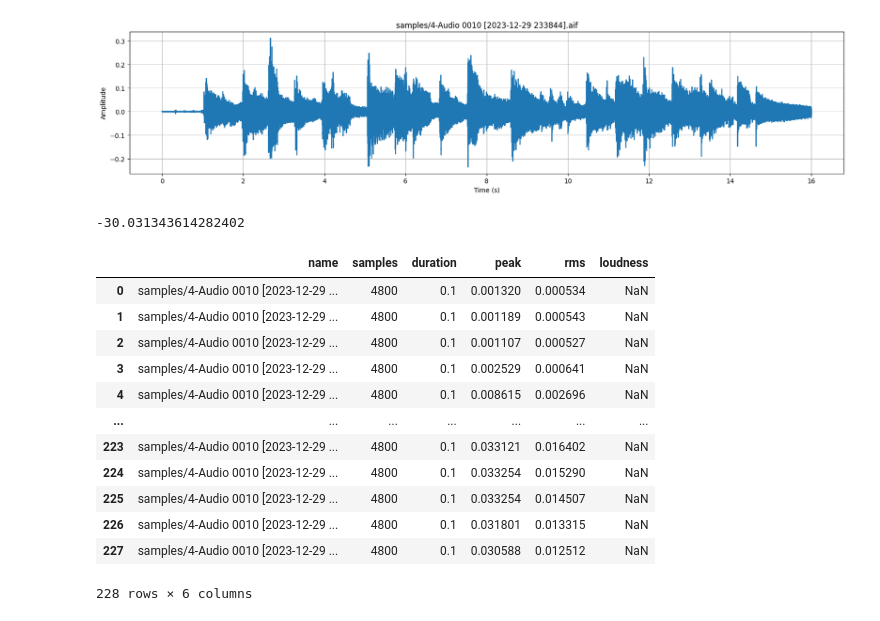
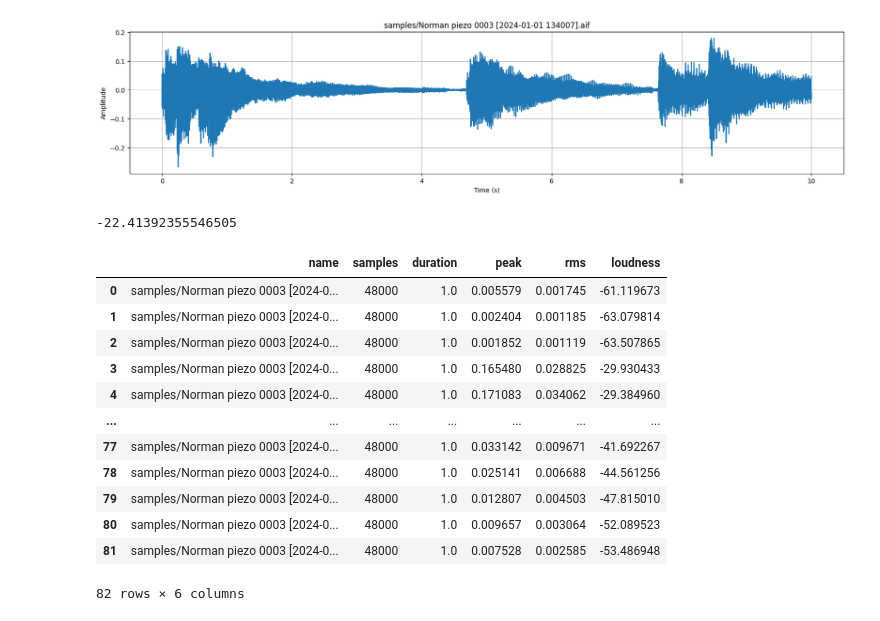
Before and after one commit to andrewwilson/impulseResponses, a Jupyter notebook: Analysis.ipynb, the cells around one changed output. Saved outputs shown, nothing was run; the diff lists cells and outputs as text; code cells hidden in the pictures.

```diff
--- a/Analysis.ipynb
+++ b/Analysis.ipynb
@@ -8,11 +10,11 @@ import os
 # %%
 sample_dir = 'samples'
 
-rows = []
+samples = []
 for filename in [f for f in os.listdir('samples') if f.endswith('.aif') or f.endswith('.wav')]:
     sample = audio.load_sample(os.path.join(sample_dir, filename))
-    rows.append(sample.info())
+    samples.append(sample)
 
-pd.DataFrame(rows)
+audio.info_grid(samples)
 # %% [output]
 |  | name | samples | duration | peak | rms | loudness |
@@ -35,2 +37,2 @@ pd.DataFrame(rows)
 # %%
-sample
+sample = samples[4]
@@ -51,25 +55,26 @@ from visualise import plot_signal
 # %%
-plot_signal(sample)
+plot_signal(sample, start=audio.duration_to_samples(40, sample.sr), length=audio.duration_to_samples(10, sample.sr))
 # %% [output]
-[figure, old version]
+[figure, new version]
 # %%
 sample.loudness
 # %% [output]
--30.031343614282402
+-22.41392355546505
 # %%
-slices = sample.slice(audio.duration_to_samples(0.1,sample.sr), overlap=0.3)
-audio.info_grid(slices)
+slices = sample.slices(1.0, overlap=0)
+df = audio.info_grid(slices)
+df
 # %% [output]
 |  | name | samples | duration | peak | rms | loudness |
-| 0 | samples/4-Audio 0010 [2023-12-29 ... | 4800 | 0.1 | 0.001320 | 0.000534 | NaN |
-| 1 | samples/4-Audio 0010 [2023-12-29 ... | 4800 | 0.1 | 0.001189 | 0.000543 | NaN |
-| 2 | samples/4-Audio 0010 [2023-12-29 ... | 4800 | 0.1 | 0.001107 | 0.000527 | NaN |
-| 3 | samples/4-Audio 0010 [2023-12-29 ... | 4800 | 0.1 | 0.002529 | 0.000641 | NaN |
-| 4 | samples/4-Audio 0010 [2023-12-29 ... | 4800 | 0.1 | 0.008615 | 0.002696 | NaN |
+| 0 | samples/Norman piezo 0003 [2024-0... | 48000 | 1.0 | 0.005579 | 0.001745 | -61.119673 |
+| 1 | samples/Norman piezo 0003 [2024-0... | 48000 | 1.0 | 0.002404 | 0.001185 | -63.079814 |
+| 2 | samples/Norman piezo 0003 [2024-0... | 48000 | 1.0 | 0.001852 | 0.001119 | -63.507865 |
+| 3 | samples/Norman piezo 0003 [2024-0... | 48000 | 1.0 | 0.165480 | 0.028825 | -29.930433 |
+| 4 | samples/Norman piezo 0003 [2024-0... | 48000 | 1.0 | 0.171083 | 0.034062 | -29.384960 |
 | ... | ... | ... | ... | ... | ... | ... |
-| 223 | samples/4-Audio 0010 [2023-12-29 ... | 4800 | 0.1 | 0.033121 | 0.016402 | NaN |
-| 224 | samples/4-Audio 0010 [2023-12-29 ... | 4800 | 0.1 | 0.033254 | 0.015290 | NaN |
-| 225 | samples/4-Audio 0010 [2023-12-29 ... | 4800 | 0.1 | 0.033254 | 0.014507 | NaN |
-| 226 | samples/4-Audio 0010 [2023-12-29 ... | 4800 | 0.1 | 0.031801 | 0.013315 | NaN |
-| 227 | samples/4-Audio 0010 [2023-12-29 ... | 4800 | 0.1 | 0.030588 | 0.012512 | NaN |
+| 77 | samples/Norman piezo 0003 [2024-0... | 48000 | 1.0 | 0.033142 | 0.009671 | -41.692267 |
+| 78 | samples/Norman piezo 0003 [2024-0... | 48000 | 1.0 | 0.025141 | 0.006688 | -44.561256 |
+| 79 | samples/Norman piezo 0003 [2024-0... | 48000 | 1.0 | 0.012807 | 0.004503 | -47.815010 |
+| 80 | samples/Norman piezo 0003 [2024-0... | 48000 | 1.0 | 0.009657 | 0.003064 | -52.089523 |
+| 81 | samples/Norman piezo 0003 [2024-0... | 48000 | 1.0 | 0.007528 | 0.002585 | -53.486948 |
-228 rows × 6 columns
+82 rows × 6 columns
```
Also changed, not shown: parts of 16 cells of this notebook, 5 other files.
